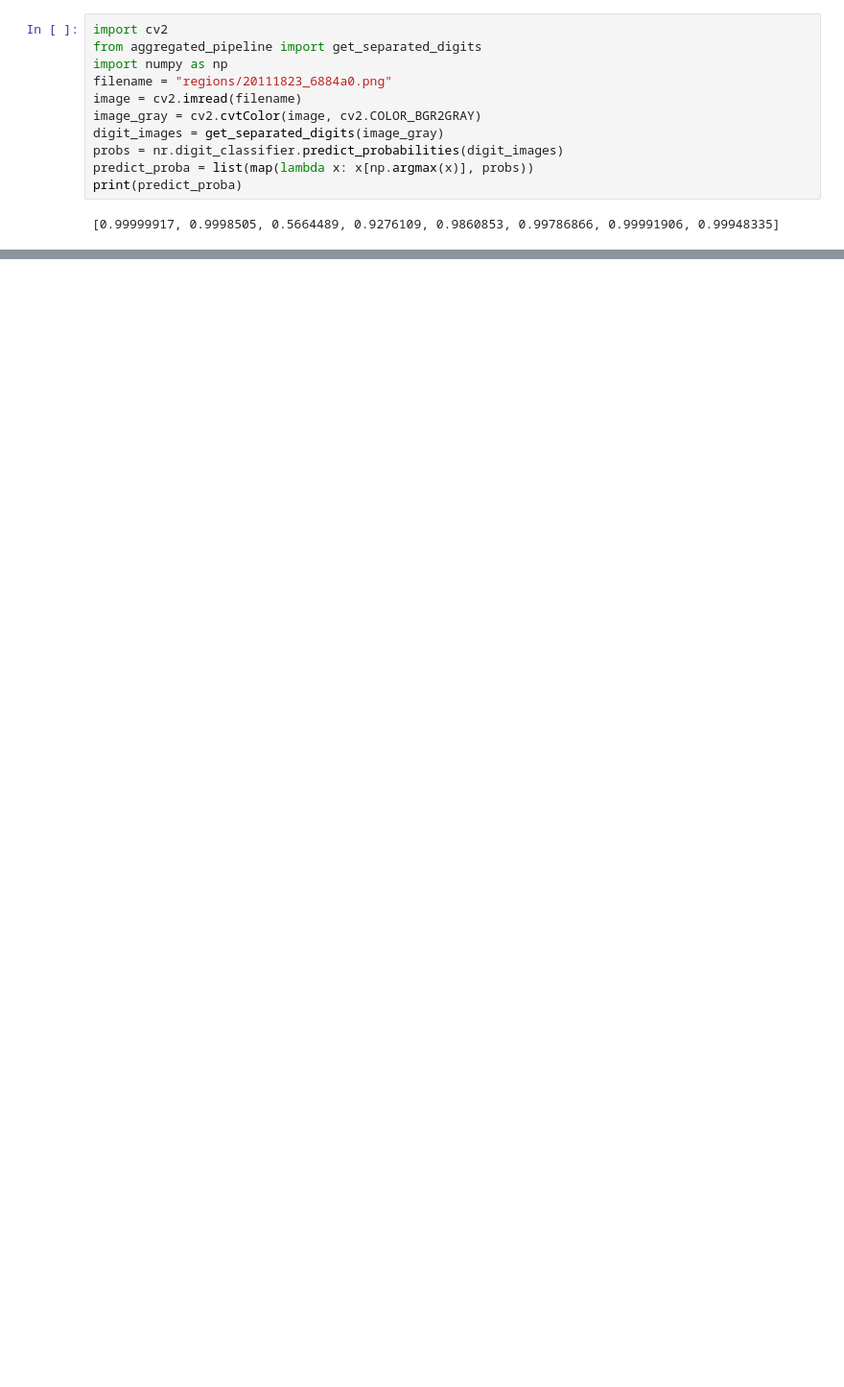
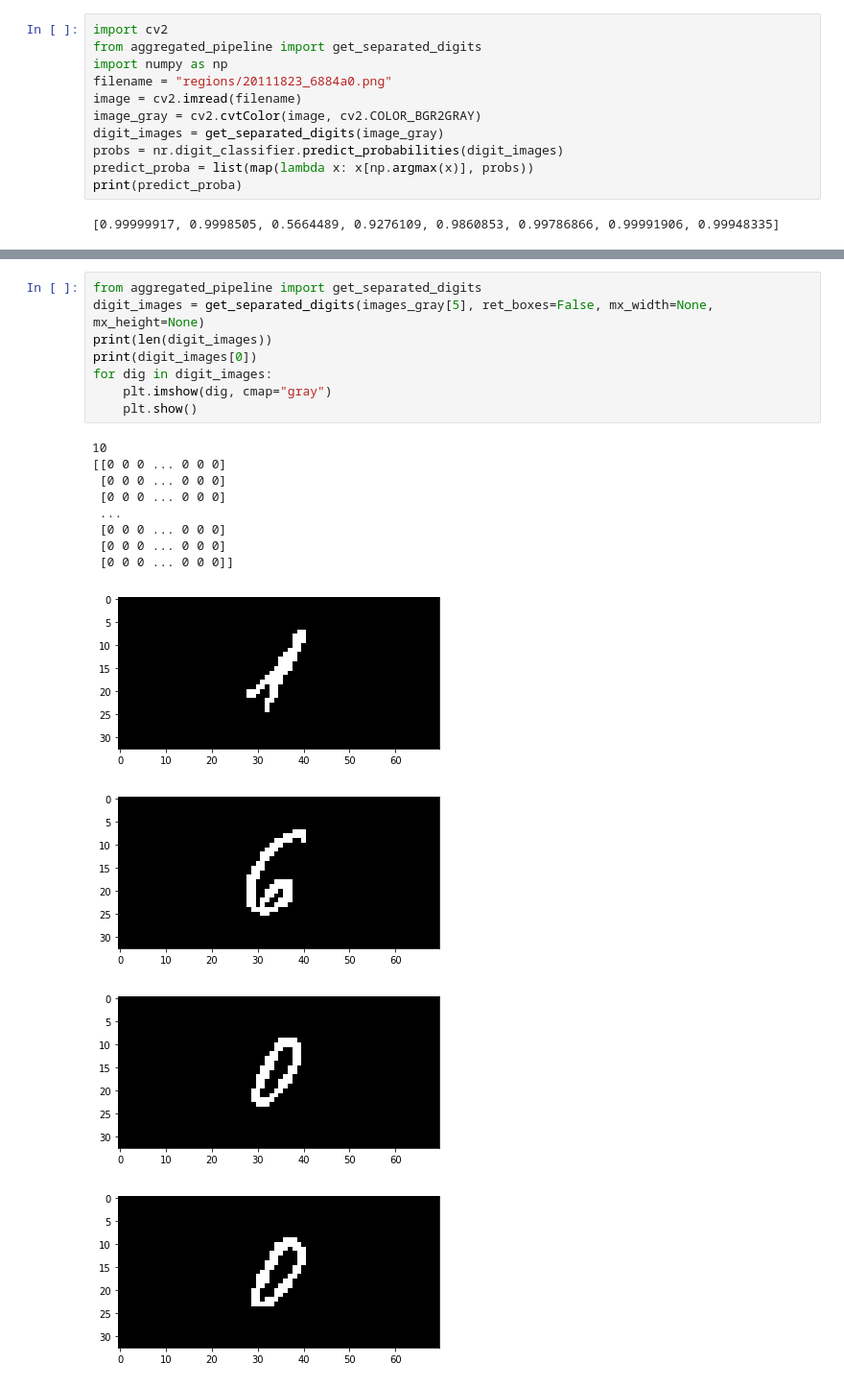
Before and after one commit to rcortx/handwritten-digit-extraction, a Jupyter notebook: data_exploration.ipynb, the cells around one changed output, grey strips where cells are left out. Shown at 96% size. Cells and saved outputs as stored; diff of their text form; blank space fills up the shorter version.

```diff
--- a/data_exploration.ipynb
+++ b/data_exploration.ipynb
@@ -2295,0 +2422,21 @@ plt.imshow(image)
+# %%
+from aggregated_pipeline import get_separated_digits
+digit_images = get_separated_digits(images_gray[5], ret_boxes=False, mx_width=None, mx_height=None)
+print(len(digit_images))
+print(digit_images[0])
+for dig in digit_images:
+    plt.imshow(dig, cmap="gray")
+    plt.show()
+# %% [output]
+10
+[[0 0 0 ... 0 0 0]
+ [0 0 0 ... 0 0 0]
+ [0 0 0 ... 0 0 0]
+ ...
+ [0 0 0 ... 0 0 0]
+ [0 0 0 ... 0 0 0]
+ [0 0 0 ... 0 0 0]]
+[figure, added]
+[figure, added]
+[figure, added]
+[figure, added]
```
Also changed, not shown: parts of 17 cells of this notebook, 1 other file.
